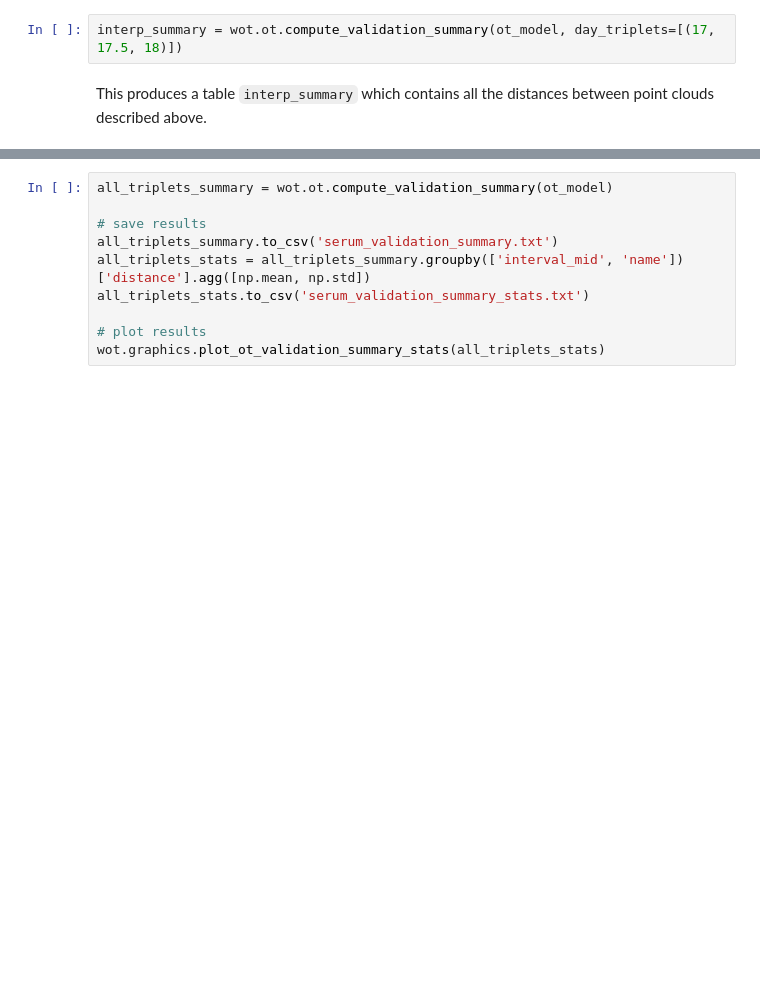
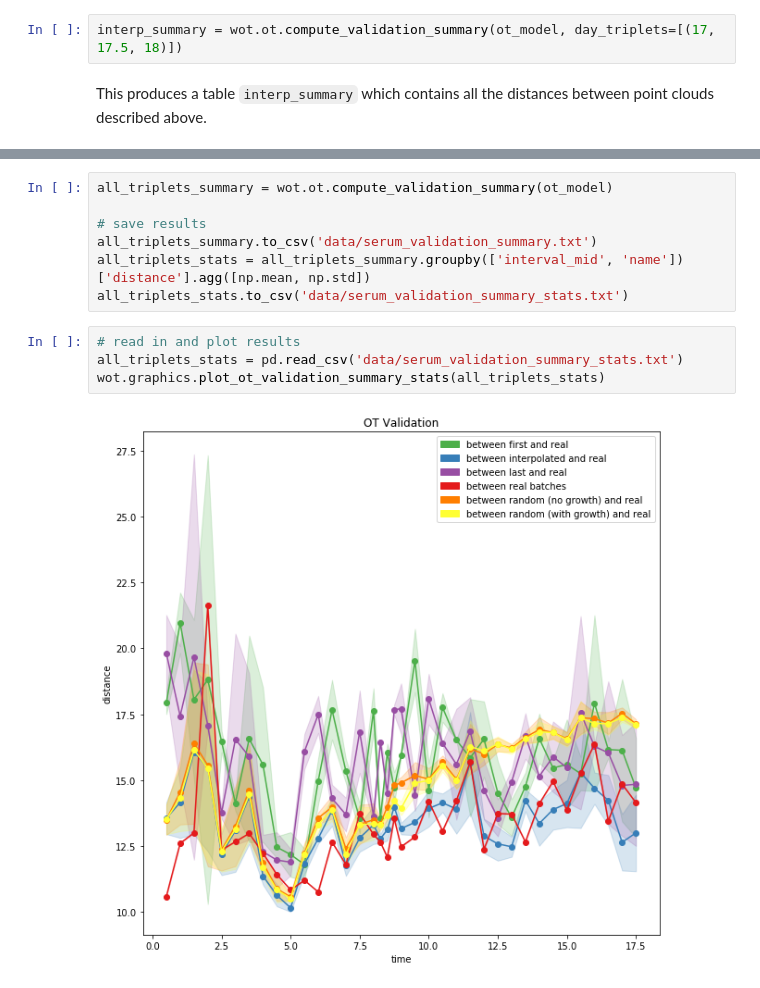
Before and after one commit to broadinstitute/wot, a Jupyter notebook: notebooks/Notebook-7-ot-validation.ipynb, the cells around one changed output, grey strips where cells are left out. Saved outputs shown, nothing was run; the diff lists cells and outputs as text; blank space fills up the shorter version.

```diff
--- a/notebooks/Notebook-7-ot-validation.ipynb
+++ b/notebooks/Notebook-7-ot-validation.ipynb
@@ -57,9 +57,12 @@ We also compare several null models to the held-out data.
 all_triplets_summary = wot.ot.compute_validation_summary(ot_model)
 
 # save results
-all_triplets_summary.to_csv('serum_validation_summary.txt')
+all_triplets_summary.to_csv('data/serum_validation_summary.txt')
 all_triplets_stats = all_triplets_summary.groupby(['interval_mid', 'name'])['distance'].agg([np.mean, np.std])
-all_triplets_stats.to_csv('serum_validation_summary_stats.txt')
-
-# plot results
-wot.graphics.plot_ot_validation_summary_stats(all_triplets_stats)
+all_triplets_stats.to_csv('data/serum_validation_summary_stats.txt')
+# %%
+# read in and plot results
+all_triplets_stats = pd.read_csv('data/serum_validation_summary_stats.txt')
+wot.graphics.plot_ot_validation_summary_stats(all_triplets_stats)
+# %% [output]
+[figure, added]
```
Also changed, not shown: parts of 2 cells of this notebook.
